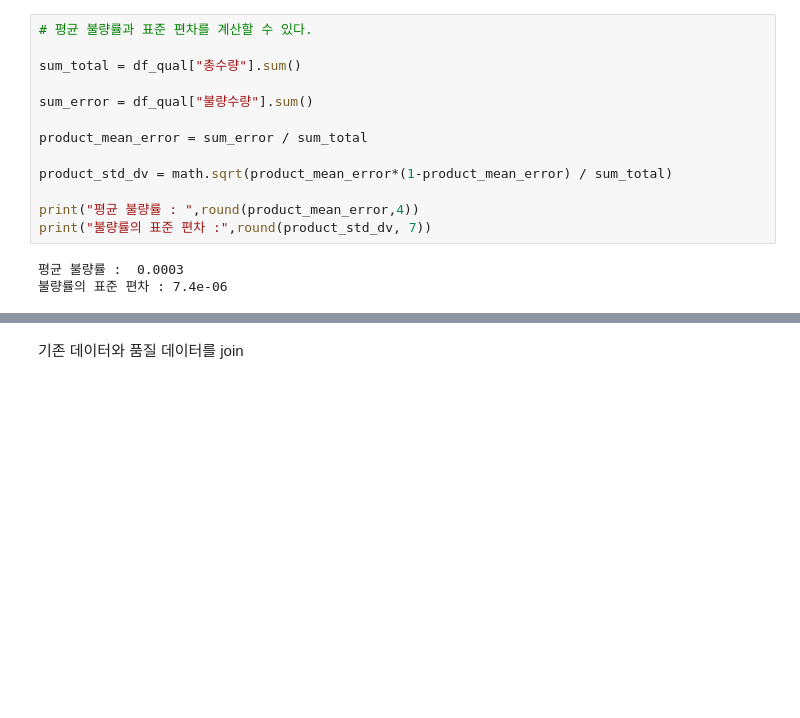
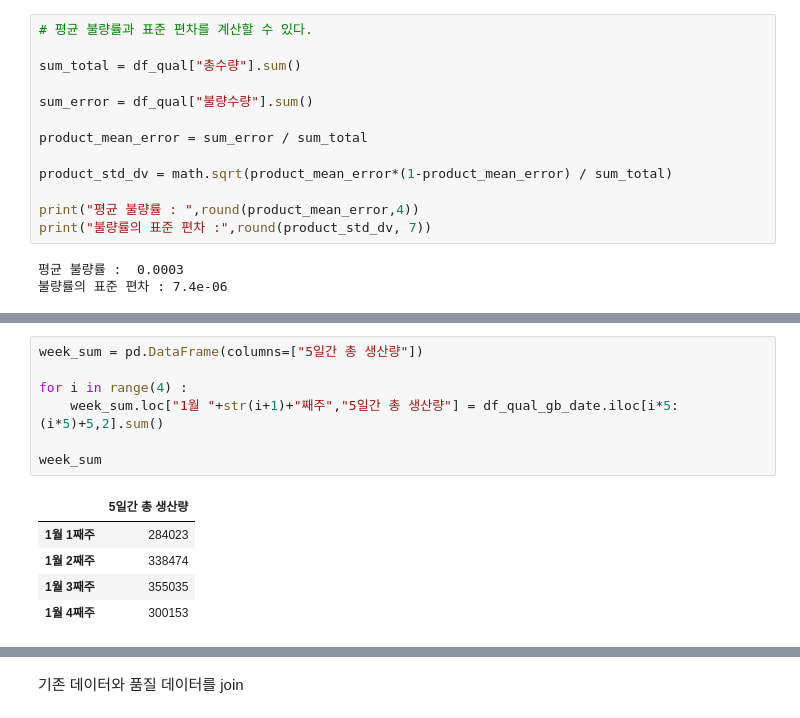
Before and after one commit to nyeokinyeoki/kamp, a Jupyter notebook: Data_analyse_heat_treatment_제조에 미련이 남아.ipynb, the cells around one changed output, grey strips where cells are left out. Saved outputs shown, nothing was run; the diff lists cells and outputs as text; blank space fills up the shorter version.

```diff
--- a/Data_analyse_heat_treatment_제조에 미련이 남아.ipynb
+++ b/Data_analyse_heat_treatment_제조에 미련이 남아.ipynb
@@ -439,0 +478,13 @@ print("불량률의 표준 편차 :",round(product_std_dv, 7))
+# %%
+week_sum = pd.DataFrame(columns=["5일간 총 생산량"])
+
+for i in range(4) :
+    week_sum.loc["1월 "+str(i+1)+"째주","5일간 총 생산량"] = df_qual_gb_date.iloc[i*5:(i*5)+5,2].sum()
+
+week_sum
+# %% [output]
+|  | 5일간 총 생산량 |
+| 1월 1째주 | 284023 |
+| 1월 2째주 | 338474 |
+| 1월 3째주 | 355035 |
+| 1월 4째주 | 300153 |
```
Also changed, not shown: parts of 7 cells of this notebook.
